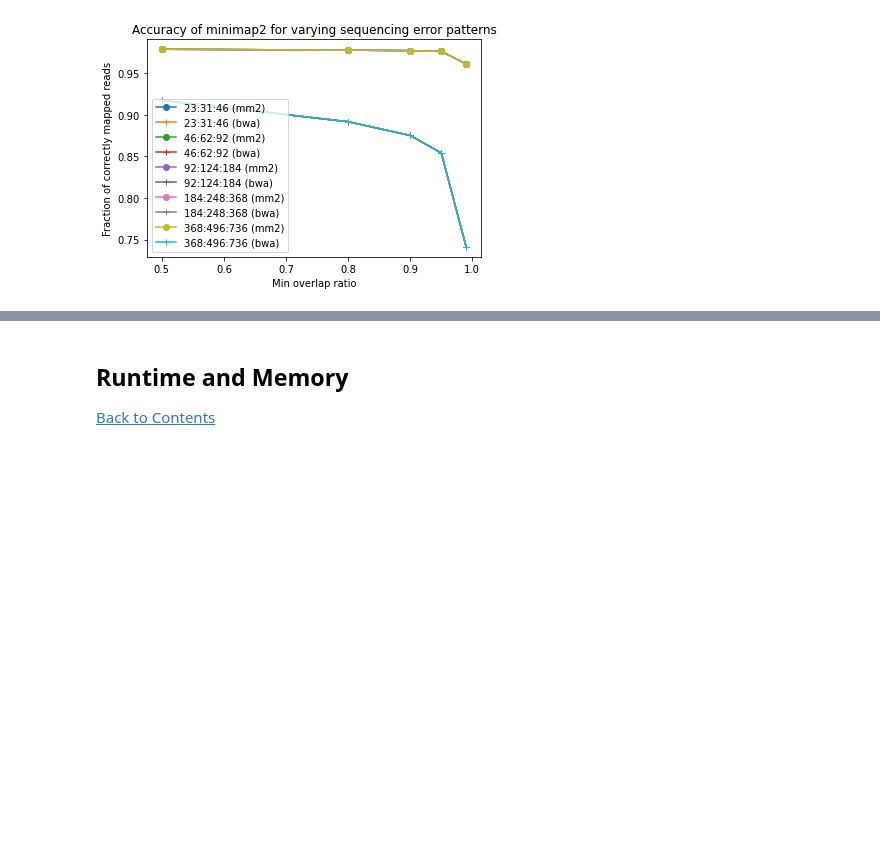
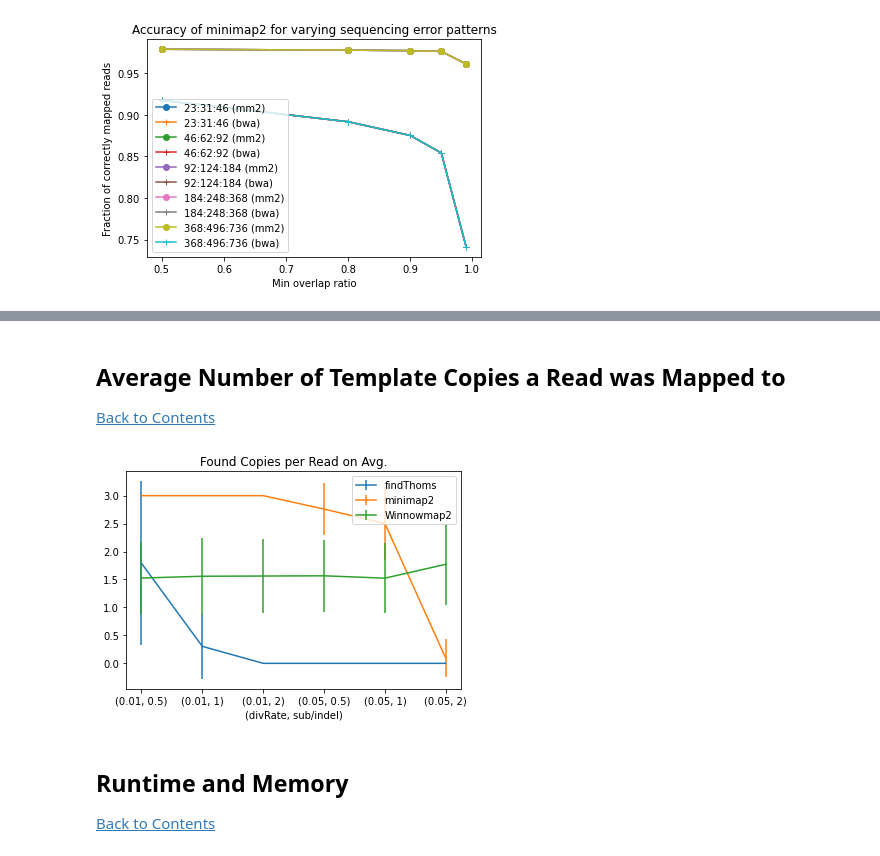
Before and after one commit to medvedevgroup/eskemap, a Jupyter notebook: SimilarityMeasures.ipynb, the cells around one changed output, grey strips where cells are left out. Cells and saved outputs as stored; diff of their text form; code cells hidden in the pictures; blank space fills up the shorter version.

```diff
--- a/SimilarityMeasures.ipynb
+++ b/SimilarityMeasures.ipynb
@@ -1693,0 +1841,3 @@ for t in resFilesPerTool.keys():
+# %% [markdown]
+## Average Number of Template Copies a Read was Mapped to
+[Back to Contents](#Contents-3)
@@ -1694,3 +1921,21 @@ for t in resFilesPerTool.keys():
+# %%
+from numpy import std
+
+plt.figure()
+
+for t in nbHitTemplateCopiesPerTool:
+    xVals = range(len(nbHitTemplateCopiesPerTool[t]))
+    means = [mean(nbHitTemplateCopiesPerTool[t][n]) for n in nbHitTemplateCopiesPerTool[t]]
+    stds = [std(nbHitTemplateCopiesPerTool[t][n]) for n in nbHitTemplateCopiesPerTool[t]]
+    plt.errorbar(xVals, means, yerr=stds, label=t)
+
+plt.xticks(xVals, nbHitTemplateCopiesPerTool["findThoms"].keys())
+plt.title("Found Copies per Read on Avg.")
+plt.xlabel("(divRate, sub/indel)")
+plt.legend()
+plt.show()
+# %% [output]
+[figure, added]
 # %% [markdown]
 ## Runtime and Memory
 [Back to Contents](#Simulation-Run-3:-FindThoms-(C++)-vs.-minimap2-vs.-Winnowmap2)
```
Also changed, not shown: parts of 20 cells of this notebook, 4 other files.
